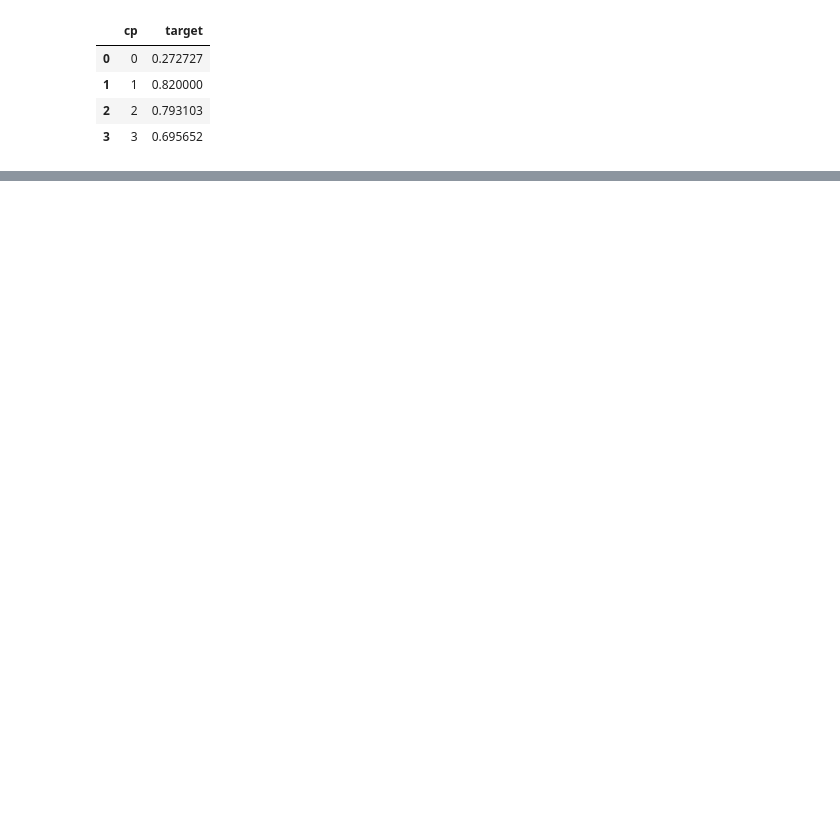
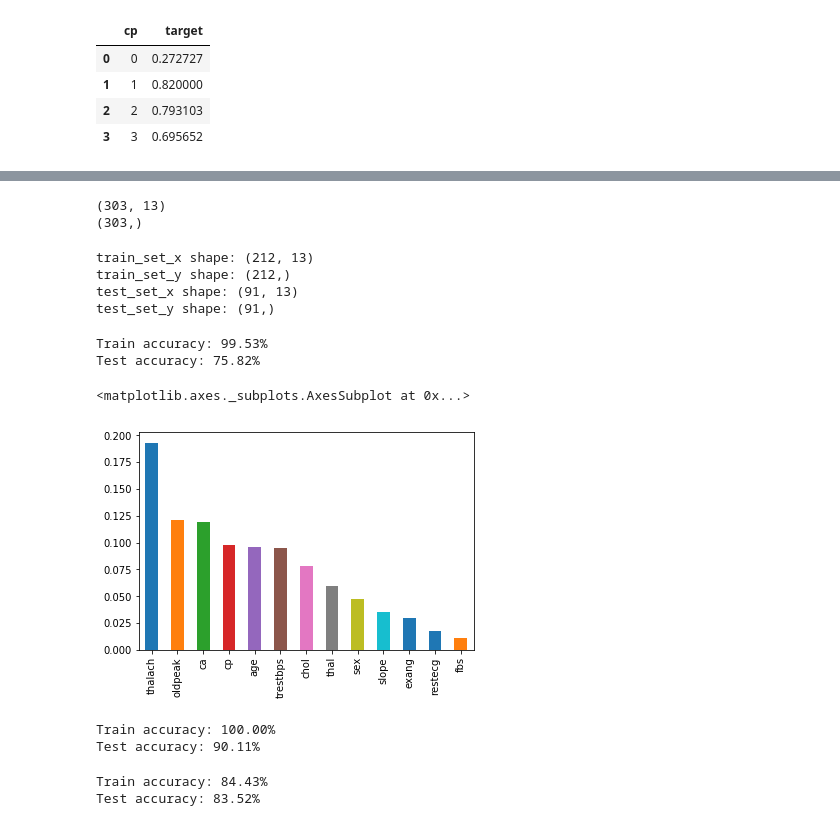
Before and after one commit to Vims29/Heart_Disease_Prediction, a Jupyter notebook: heart.ipynb, the cells around one changed output, grey strips where cells are left out. Saved outputs shown, nothing was run; the diff lists cells and outputs as text; code cells hidden in the pictures; blank space fills up the shorter version.

```diff
--- a/heart.ipynb
+++ b/heart.ipynb
@@ -72,0 +105,20 @@ def CrossVal(dataX,dataY,mode,cv=10):
+# %%
+# Getting the target variable
+X, y = heart.iloc[:, :-1], heart.iloc[:, -1]
+print(X.shape)
+print(y.shape)
+# %% [output]
+(303, 13)
+(303,)
+# %%
+#splitting the data for analysis
+X_train, X_test, y_train, y_test = train_test_split(X, y, test_size=0.3, random_state=2606)
+print ("train_set_x shape: " + str(X_train.shape))
+print ("train_set_y shape: " + str(y_train.shape))
+print ("test_set_x shape: " + str(X_test.shape))
+print ("test_set_y shape: " + str(y_test.shape))
+# %% [output]
+train_set_x shape: (212, 13)
+train_set_y shape: (212,)
+test_set_x shape: (91, 13)
+test_set_y shape: (91,)
@@ -72,0 +129,43 @@ def CrossVal(dataX,dataY,mode,cv=10):
+# %%
+# scale feature matrices
+scaler = StandardScaler()
+X_train = scaler.fit_transform(X_train)
+X_test = scaler.transform(X_test)
+# %%
+def train_model(X_train, y_train, X_test, y_test, classifier, **kwargs):
+
+    # initiating model
+    model = classifier(**kwargs)
+
+    # training model
+    model.fit(X_train,y_train)
+
+    # checking accuracy and printing results
+    fit_accuracy = model.score(X_train, y_train)
+    test_accuracy = model.score(X_test, y_test)
+
+    print(f"Train accuracy: {fit_accuracy:0.2%}")
+    print(f"Test accuracy: {test_accuracy:0.2%}")
+
+    return model
+# %%
+# Random Forest classifier
+model = train_model(X_train, y_train, X_test, y_test, RandomForestClassifier, random_state=42)
+pd.Series(model.feature_importances_,X.columns).sort_values(ascending=False).plot.bar()
+# %% [output]
+Train accuracy: 99.53%
+Test accuracy: 75.82%
+<matplotlib.axes._subplots.AxesSubplot at 0x...>
+[figure, added]
+# %%
+# tuned Random Forests
+model = train_model(X_train, y_train, X_test, y_test, RandomForestClassifier, n_estimators=110, random_state=42)
+# %% [output]
+Train accuracy: 100.00%
+Test accuracy: 90.11%
+# %%
+# KNN
+model = train_model(X_train, y_train.ravel(), X_test, y_test, KNeighborsClassifier)
+# %% [output]
+Train accuracy: 84.43%
+Test accuracy: 83.52%
```
Also changed, not shown: parts of 46 cells of this notebook.
